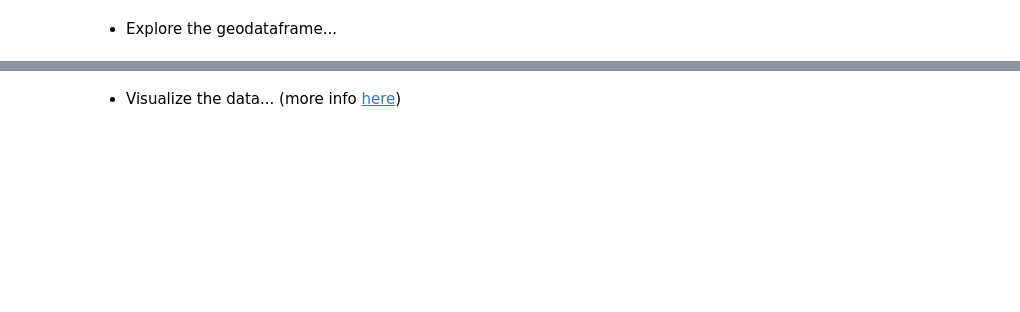
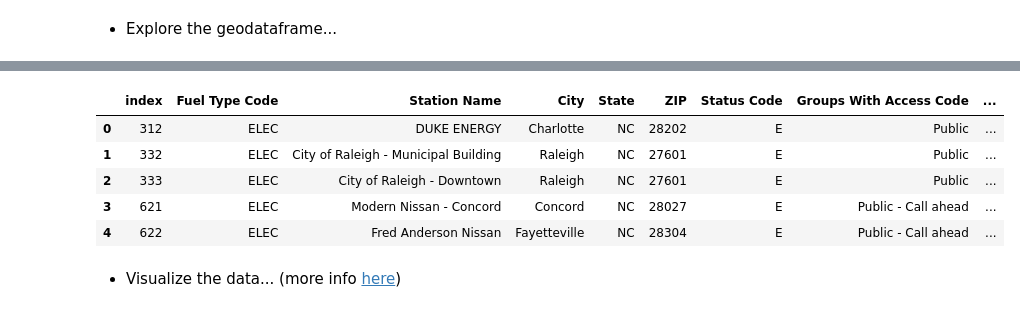
Before and after one commit to rml41/SpatialDataFrames, a Jupyter notebook: 01-CSV-to-SpatialDataFrame.ipynb, the cells around one changed output, grey strips where cells are left out. Cells and saved outputs as stored; diff of their text form; code cells hidden in the pictures; blank space fills up the shorter version.

```diff
--- a/01-CSV-to-SpatialDataFrame.ipynb
+++ b/01-CSV-to-SpatialDataFrame.ipynb
@@ -101,5 +172,13 @@ These coordinate reference systems can actually take many forms. But most often,
 # %%
 #Examine the data; note the last column contains Shapely point geometries
+gdf_EVStation.head()
+# %% [output]
+|  | index | Fuel Type Code | Station Name | City | State | ZIP | Status Code | Groups With Access Code | ... |
+| 0 | 312 | ELEC | DUKE ENERGY | Charlotte | NC | 28202 | E | Public | ... |
+| 1 | 332 | ELEC | City of Raleigh - Municipal Building | Raleigh | NC | 27601 | E | Public | ... |
+| 2 | 333 | ELEC | City of Raleigh - Downtown | Raleigh | NC | 27601 | E | Public | ... |
+| 3 | 621 | ELEC | Modern Nissan - Concord | Concord | NC | 28027 | E | Public - Call ahead | ... |
+| 4 | 622 | ELEC | Fred Anderson Nissan | Fayetteville | NC | 28304 | E | Public - Call ahead | ... |
 # %% [markdown]
 * Visualize the data... (more info [here](https://geopandas.org/mapping.html))
 # %%
```
Also changed, not shown: parts of 27 cells of this notebook.
